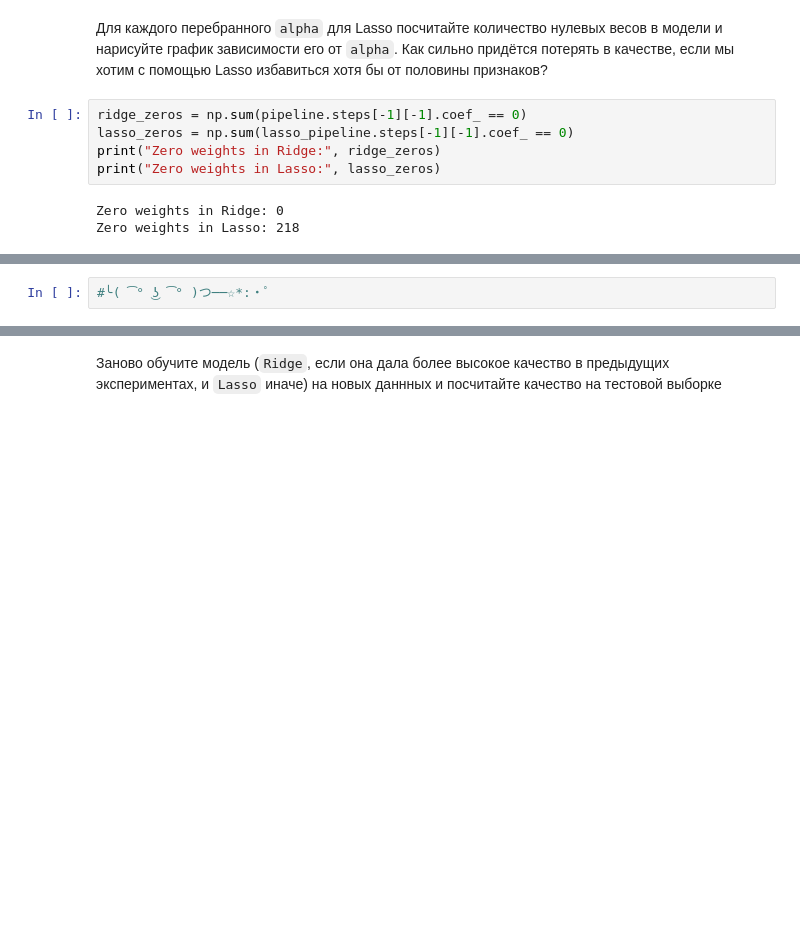
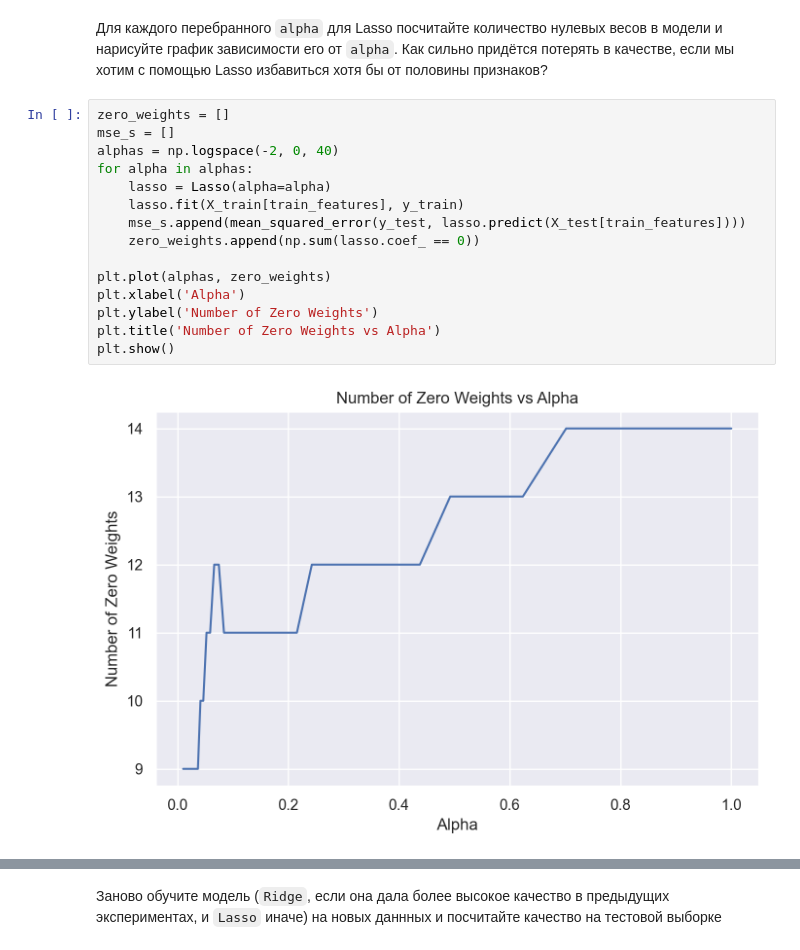
Before and after one commit to Nojatij/ml_courses, a Jupyter notebook: 1_st_course/homework/hw2/homework-practice-02-linregr.ipynb, the cells around one changed output, grey strips where cells are left out. Cells and saved outputs as stored; diff of their text form; blank space fills up the shorter version.

```diff
--- a/1_st_course/homework/hw2/homework-practice-02-linregr.ipynb
+++ b/1_st_course/homework/hw2/homework-practice-02-linregr.ipynb
@@ -1015,13 +971,22 @@ Size after OneHot: (783412, 220)
 # %% [markdown]
 Для каждого перебранного `alpha` для Lasso посчитайте количество нулевых весов в модели и нарисуйте график зависимости его от `alpha`. Как сильно придётся потерять в качестве, если мы хотим с помощью Lasso избавиться хотя бы от половины признаков?
-# %%
-ridge_zeros = np.sum(pipeline.steps[-1][-1].coef_ == 0)
-lasso_zeros = np.sum(lasso_pipeline.steps[-1][-1].coef_ == 0)
-print("Zero weights in Ridge:", ridge_zeros)
-print("Zero weights in Lasso:", lasso_zeros)
-# %% [output]
-Zero weights in Ridge: 0
-Zero weights in Lasso: 218
+# %%
+zero_weights = []
+mse_s = []
+alphas = np.logspace(-2, 0, 40)
+for alpha in alphas:
+    lasso = Lasso(alpha=alpha)
+    lasso.fit(X_train[train_features], y_train)
+    mse_s.append(mean_squared_error(y_test, lasso.predict(X_test[train_features])))
+    zero_weights.append(np.sum(lasso.coef_ == 0))
+
+plt.plot(alphas, zero_weights)
+plt.xlabel('Alpha')
+plt.ylabel('Number of Zero Weights')
+plt.title('Number of Zero Weights vs Alpha')
+plt.show()
+# %% [output]
+[figure, added]
 # %% [markdown]
 <img src="https://www.dropbox.com/s/wp4jj0599np17lh/map_direction.png?raw=1" width="20%" align="right" style="margin-left: 20px">
 
@@ -1032,5 +997,3 @@ Zero weights in Lasso: 218
 Также можете придумать ещё какой-нибудь способ сделать признаки про маршрут. Если эти признаки будут давать хороший прирост в качестве, то за это могут быть даны дополнительные бонусные баллы.
 
 **Вопрос**: Почему такой признак потенциально полезный? Почему линейная модель не может самостоятельно "вытащить" эту информацию, ведь у нее в распоряжении есть признаки "из какой ячейки началась поездка" и "в какой ячейке закончилась поездка"?
-# %%
-#╰( ͡° ͜ʖ ͡° )つ──☆*:・ﾟ
```
Also changed, not shown: parts of 32 cells of this notebook, 1 other file.
